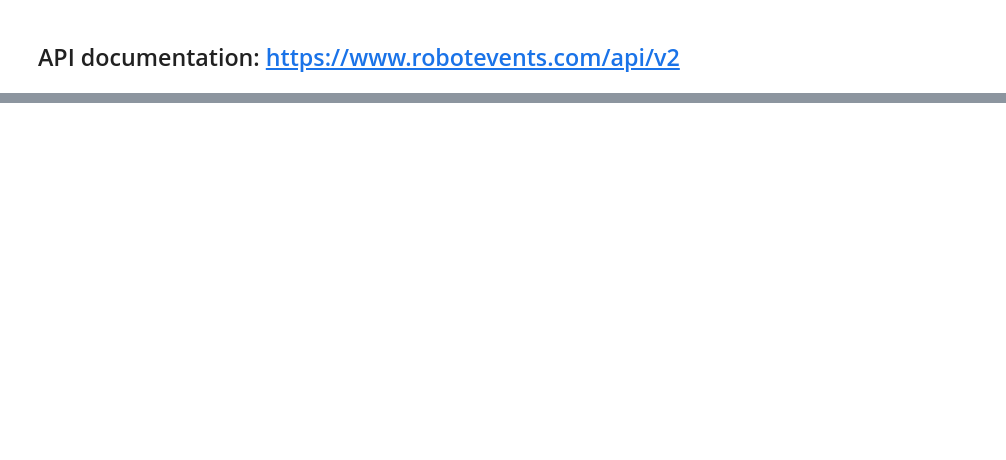
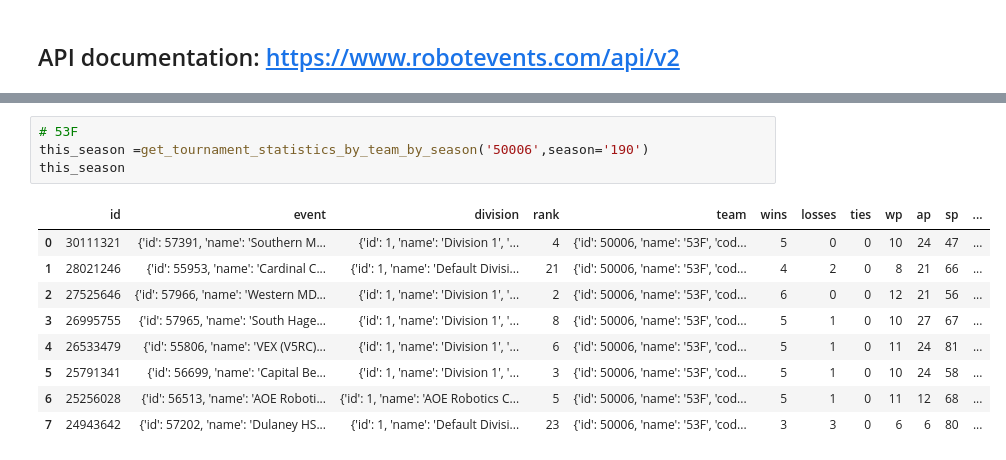
Before and after one commit to Someone374/VEX_team_scouting, a Jupyter notebook: VEX_APIs.ipynb, the cells around one changed output, grey strips where cells are left out. Cells and saved outputs as stored; diff of their text form; blank space fills up the shorter version.

```diff
--- a/VEX_APIs.ipynb
+++ b/VEX_APIs.ipynb
@@ -200,0 +134,14 @@ df_team_results.to_excel('2024_Maryland_VEX_MiddleSchool_Teams.xlsx')
+# %%
+# 53F
+this_season =get_tournament_statistics_by_team_by_season('50006',season='190')
+this_season
+# %% [output]
+|  | id | event | division | rank | team | wins | losses | ties | wp | ap | sp | ... |
+| 0 | 30111321 | {'id': 57391, 'name': 'Southern M... | {'id': 1, 'name': 'Division 1', '... | 4 | {'id': 50006, 'name': '53F', 'cod... | 5 | 0 | 0 | 10 | 24 | 47 | ... |
+| 1 | 28021246 | {'id': 55953, 'name': 'Cardinal C... | {'id': 1, 'name': 'Default Divisi... | 21 | {'id': 50006, 'name': '53F', 'cod... | 4 | 2 | 0 | 8 | 21 | 66 | ... |
+| 2 | 27525646 | {'id': 57966, 'name': 'Western MD... | {'id': 1, 'name': 'Division 1', '... | 2 | {'id': 50006, 'name': '53F', 'cod... | 6 | 0 | 0 | 12 | 21 | 56 | ... |
+| 3 | 26995755 | {'id': 57965, 'name': 'South Hage... | {'id': 1, 'name': 'Division 1', '... | 8 | {'id': 50006, 'name': '53F', 'cod... | 5 | 1 | 0 | 10 | 27 | 67 | ... |
+| 4 | 26533479 | {'id': 55806, 'name': 'VEX (V5RC)... | {'id': 1, 'name': 'Division 1', '... | 6 | {'id': 50006, 'name': '53F', 'cod... | 5 | 1 | 0 | 11 | 24 | 81 | ... |
+| 5 | 25791341 | {'id': 56699, 'name': 'Capital Be... | {'id': 1, 'name': 'Division 1', '... | 3 | {'id': 50006, 'name': '53F', 'cod... | 5 | 1 | 0 | 10 | 24 | 58 | ... |
+| 6 | 25256028 | {'id': 56513, 'name': 'AOE Roboti... | {'id': 1, 'name': 'AOE Robotics C... | 5 | {'id': 50006, 'name': '53F', 'cod... | 5 | 1 | 0 | 11 | 12 | 68 | ... |
+| 7 | 24943642 | {'id': 57202, 'name': 'Dulaney HS... | {'id': 1, 'name': 'Default Divisi... | 23 | {'id': 50006, 'name': '53F', 'cod... | 3 | 3 | 0 | 6 | 6 | 80 | ... |
```
Also changed, not shown: parts of 32 cells of this notebook, 2 other files.
